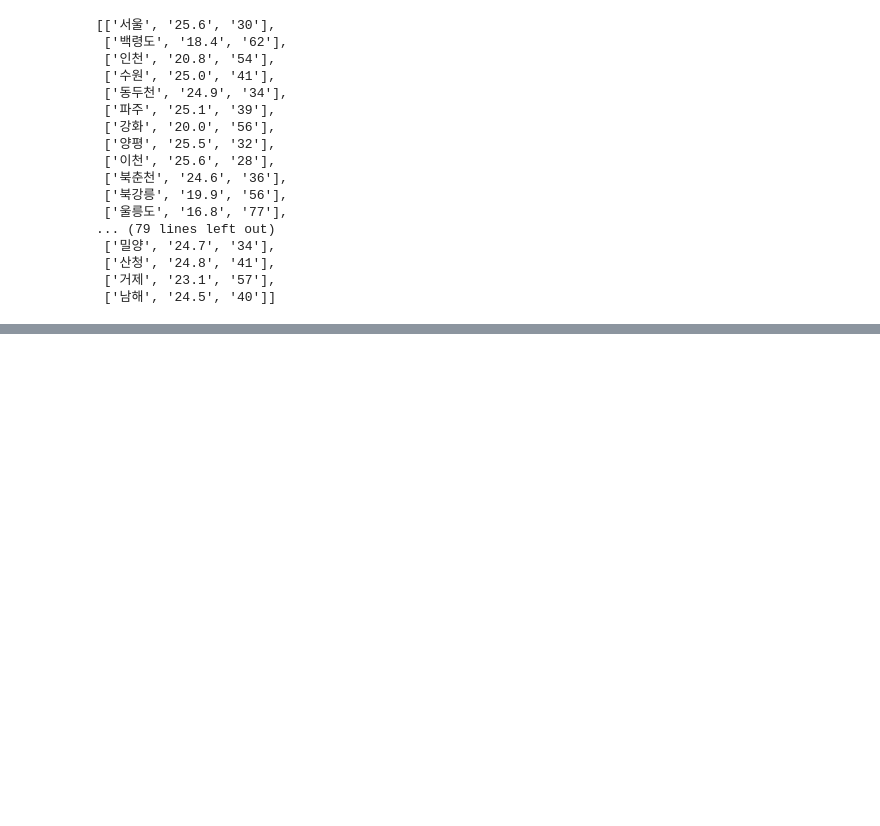
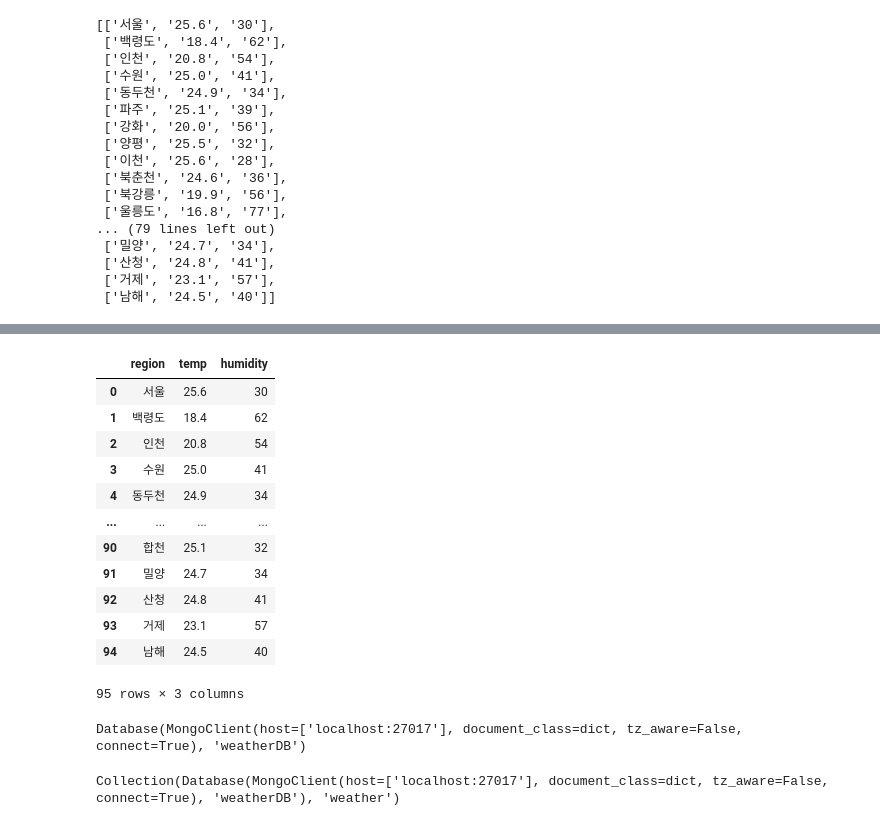
Before and after one commit to dhdmsdud/TIL, a Jupyter notebook: MachinLearning/MongoDB.ipynb, the cells around one changed output, grey strips where cells are left out. Drawn from its saved outputs; the diff is of its cells as text; code cells hidden in the pictures; blank space fills up the shorter version.

Commit message:
mongo

```diff
--- a/MachinLearning/MongoDB.ipynb
+++ b/MachinLearning/MongoDB.ipynb
@@ -402,0 +440,22 @@ data
+# %%
+weatherDF = pd.DataFrame({
+    'region' : point_list,
+    'temp' : temp_list,
+    'humidity' : humidity_list,
+})
+
+weatherDF
+# %% [output]
+|  | region | temp | humidity |
+| 0 | 서울 | 25.6 | 30 |
+| 1 | 백령도 | 18.4 | 62 |
+| 2 | 인천 | 20.8 | 54 |
+| 3 | 수원 | 25.0 | 41 |
+| 4 | 동두천 | 24.9 | 34 |
+| ... | ... | ... | ... |
+| 90 | 합천 | 25.1 | 32 |
+| 91 | 밀양 | 24.7 | 34 |
+| 92 | 산청 | 24.8 | 41 |
+| 93 | 거제 | 23.1 | 57 |
+| 94 | 남해 | 24.5 | 40 |
+95 rows × 3 columns
@@ -402,0 +466,12 @@ data
+# %%
+# DB 생성
+weatherDB = conn.weatherDB
+weatherDB
+# %% [output]
+Database(MongoClient(host=['localhost:27017'], document_class=dict, tz_aware=False, connect=True), 'weatherDB')
+# %%
+# collection 생성
+weatherCollection = weatherDB['weather']
+weatherCollection
+# %% [output]
+Collection(Database(MongoClient(host=['localhost:27017'], document_class=dict, tz_aware=False, connect=True), 'weatherDB'), 'weather')
```
Also changed, not shown: parts of 18 cells of this notebook.
